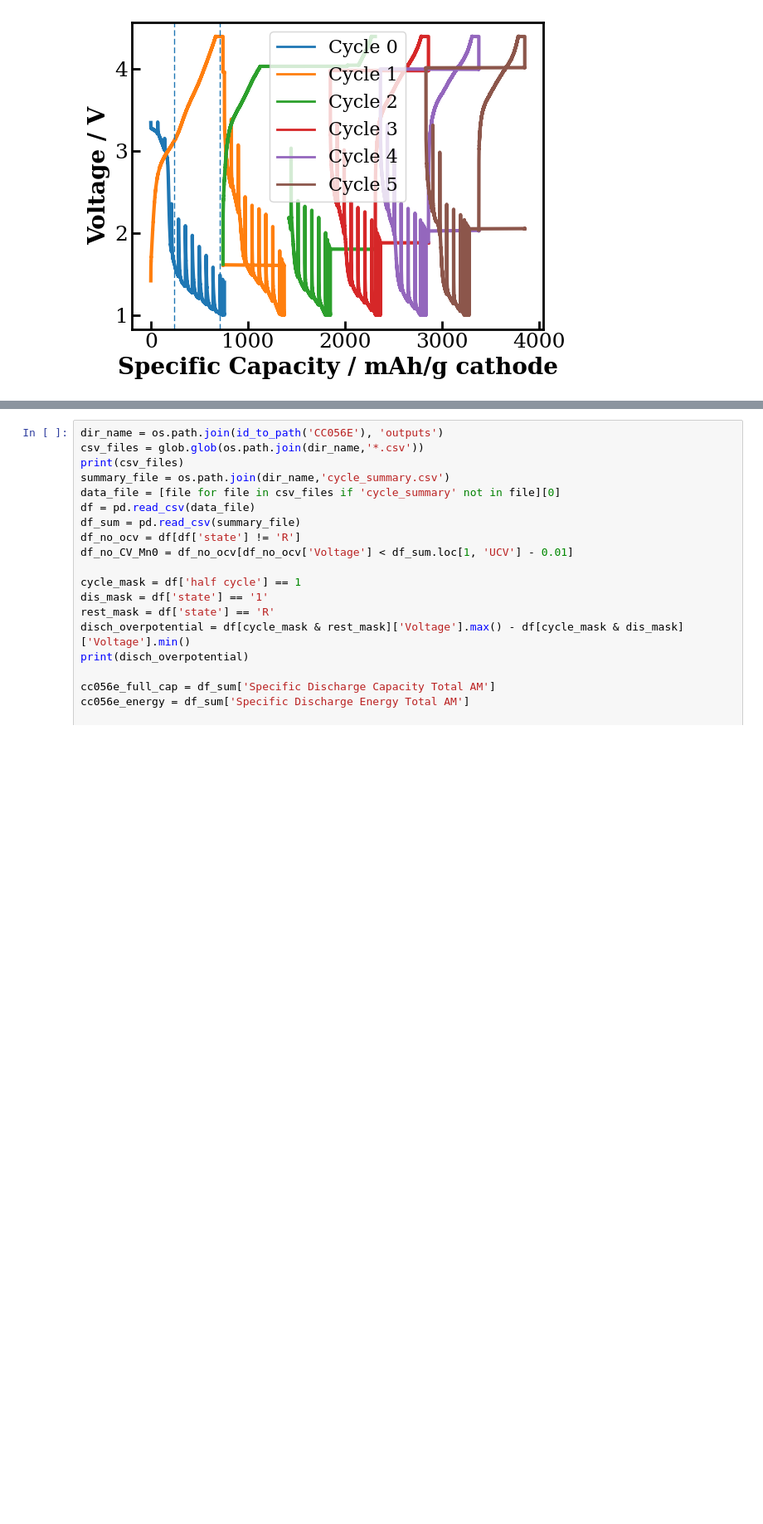
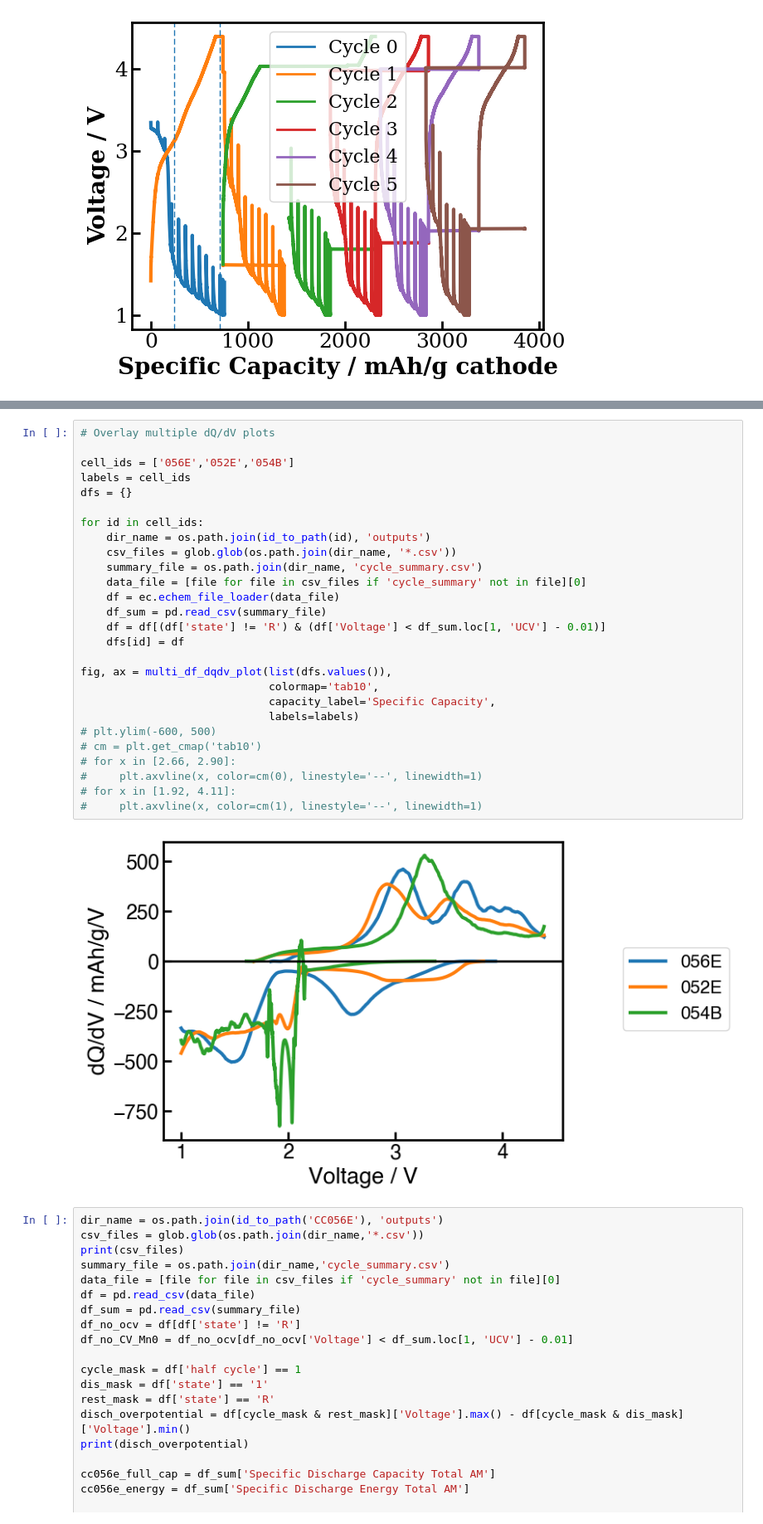
Before and after one commit to hancheng2000/herald_visualization, a Jupyter notebook: notebooks/plot.ipynb, the cells around one changed output, grey strips where cells are left out. Shown at 83% size. Saved outputs shown, nothing was run; the diff lists cells and outputs as text; blank space fills up the shorter version.

```diff
--- a/notebooks/plot.ipynb
+++ b/notebooks/plot.ipynb
@@ -153,3 +152,32 @@ plt.legend(cell_ids)
+# %%
+# Overlay multiple dQ/dV plots
+
+cell_ids = ['056E','052E','054B']
+labels = cell_ids
+dfs = {}
+
+for id in cell_ids:
+    dir_name = os.path.join(id_to_path(id), 'outputs')
+    csv_files = glob.glob(os.path.join(dir_name, '*.csv'))
+    summary_file = os.path.join(dir_name, 'cycle_summary.csv')
+    data_file = [file for file in csv_files if 'cycle_summary' not in file][0]
+    df = ec.echem_file_loader(data_file)
+    df_sum = pd.read_csv(summary_file)
+    df = df[(df['state'] != 'R') & (df['Voltage'] < df_sum.loc[1, 'UCV'] - 0.01)]
+    dfs[id] = df
+
+fig, ax = multi_df_dqdv_plot(list(dfs.values()),
+                             colormap='tab10',
+                             capacity_label='Specific Capacity',
+                             labels=labels)
+# plt.ylim(-600, 500)
+# cm = plt.get_cmap('tab10')
+# for x in [2.66, 2.90]:
+#     plt.axvline(x, color=cm(0), linestyle='--', linewidth=1)
+# for x in [1.92, 4.11]:
+#     plt.axvline(x, color=cm(1), linestyle='--', linewidth=1)
+# %% [output]
+[figure, added]
 # %%
 dir_name = os.path.join(id_to_path('CC056E'), 'outputs')
 csv_files = glob.glob(os.path.join(dir_name,'*.csv'))
```
Also changed, not shown: parts of 4 cells of this notebook, 3 other files.
